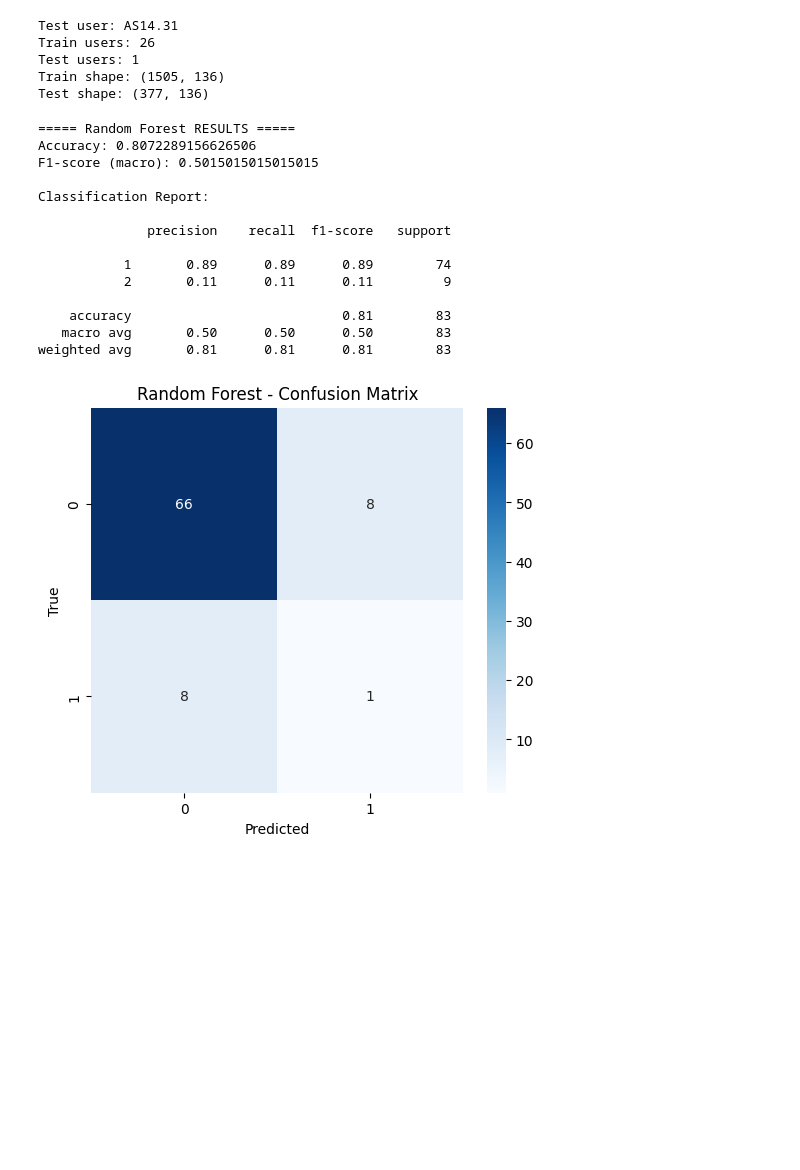
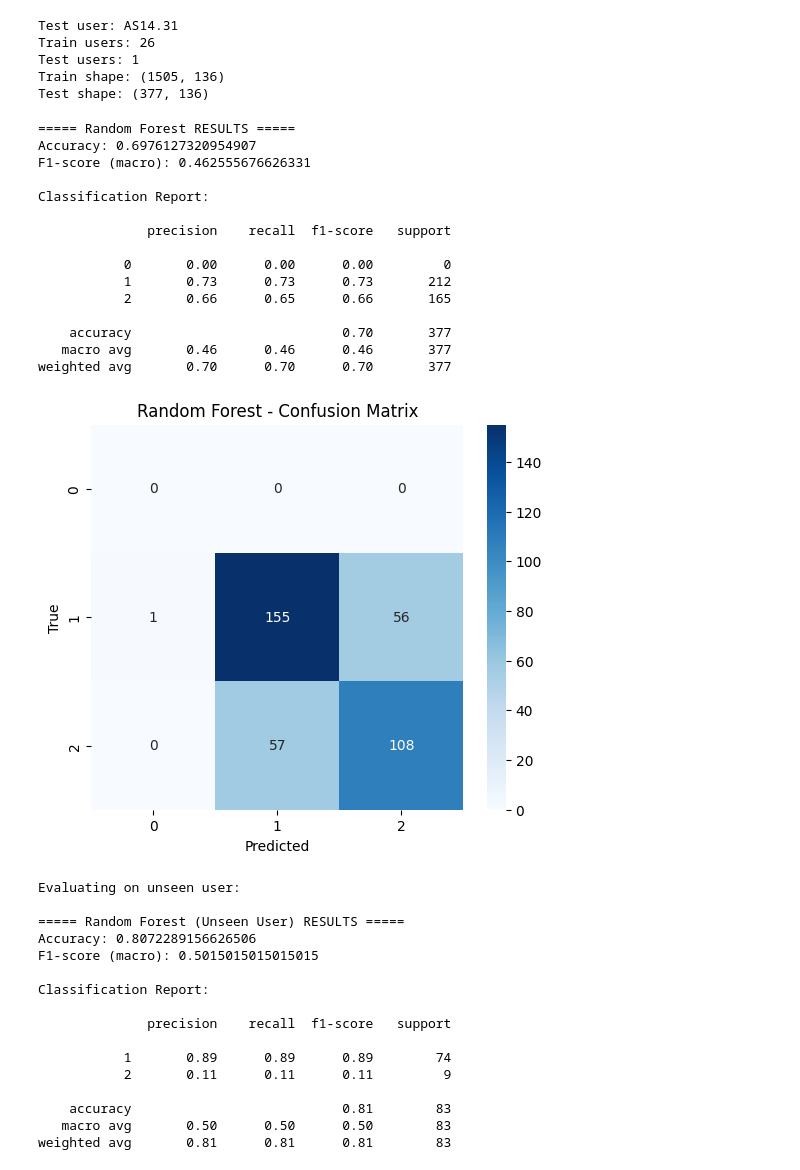
Before and after one commit to amee342/DataMining, a Jupyter notebook: data_exploratory_raghav.ipynb, the cells around one changed output. Drawn from its saved outputs; the diff is of its cells as text; code cells hidden in the pictures; blank space fills up the shorter version.

```diff
--- a/data_exploratory_raghav.ipynb
+++ b/data_exploratory_raghav.ipynb
@@ -1150,30 +1150,50 @@ def evaluate_model_reg(model, X_test, y_test, name="Model"):
 # %%
 rf = RandomForestClassifier(
     n_estimators=400,
     max_depth=None,
     min_samples_split=5,
     min_samples_leaf=2,
     class_weight="balanced",
     random_state=42,
     n_jobs=-1
 )
 
 rf.fit(X_train, y_train)
 
-rf_pred = evaluate_model_clf(rf, X_test, y_test, "Random Forest")
+rf_pred = evaluate_model_clf(rf, X_val, y_val, "Random Forest")
+
+print("\nEvaluating on unseen user:")
+rf_pred_unseen = evaluate_model_clf(rf, X_test, y_test, "Random Forest (Unseen User)")
 # %% [output]
 ===== Random Forest RESULTS =====
-Accuracy: 0.8072289156626506
-F1-score (macro): 0.5015015015015015
+Accuracy: 0.6976127320954907
+F1-score (macro): 0.462555676626331
 
 Classification Report:
 
               precision    recall  f1-score   support
 
-           1       0.89      0.89      0.89        74
-           2       0.11      0.11      0.11         9
+           0       0.00      0.00      0.00         0
+           1       0.73      0.73      0.73       212
+           2       0.66      0.65      0.66       165
 
-    accuracy                           0.81        83
-   macro avg       0.50      0.50      0.50        83
-weighted avg       0.81      0.81      0.81        83
+    accuracy                           0.70       377
+   macro avg       0.46      0.46      0.46       377
+weighted avg       0.70      0.70      0.70       377
-[figure, old version]
+[figure, new version]
+Evaluating on unseen user:
+
+===== Random Forest (Unseen User) RESULTS =====
+Accuracy: 0.8072289156626506
+F1-score (macro): 0.5015015015015015
+
+Classification Report:
+
+              precision    recall  f1-score   support
+
+           1       0.89      0.89      0.89        74
+           2       0.11      0.11      0.11         9
+
+    accuracy                           0.81        83
+   macro avg       0.50      0.50      0.50        83
+weighted avg       0.81      0.81      0.81        83
```
Also changed, not shown: parts of 6 cells of this notebook.
